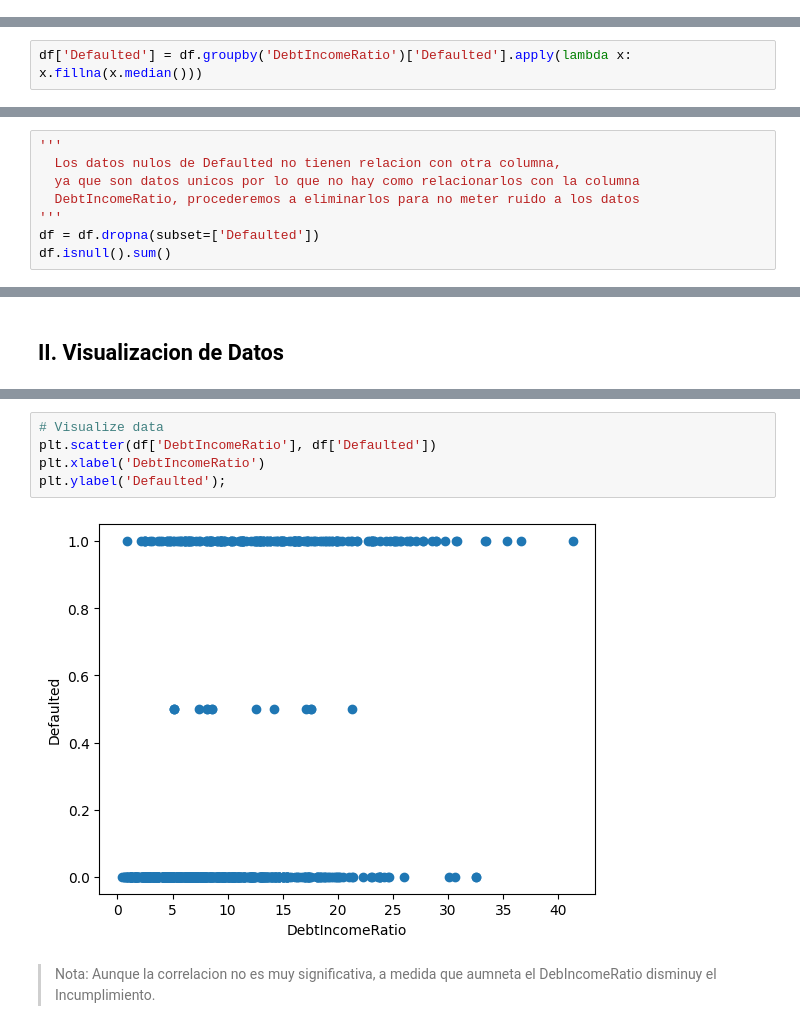
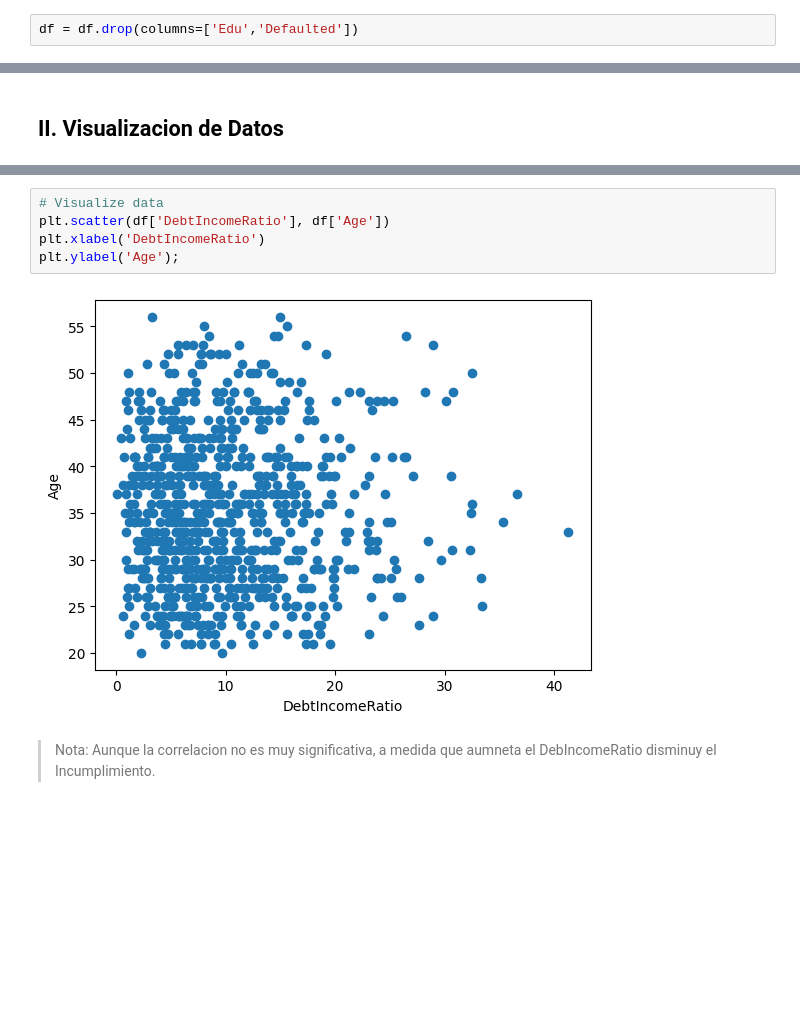
Before and after one commit to marce3-2140/Unsupervised-ML-Models, a Jupyter notebook: Customer_Segmentation_with_K_Means.ipynb, the cells around one changed output, grey strips where cells are left out. Cells and saved outputs as stored; diff of their text form; blank space fills up the shorter version.

```diff
--- a/Customer_Segmentation_with_K_Means.ipynb
+++ b/Customer_Segmentation_with_K_Means.ipynb
@@ -47,6 +53,8 @@ df.head()
 # %%
 df.drop('Unnamed: 0', axis = 1, inplace = True)
 df.set_index('Customer Id', inplace = True)
+# %%
+df = df.drop(columns=['Edu','Defaulted'])
 # %%
 df.head()
 # %% [output]
@@ -189,2 +139,0 @@ Nota: Aunque la correlacion no es muy significativa, a medida que aumneta el Deb
-# %%
-df['Defaulted'] = df.groupby('DebtIncomeRatio')['Defaulted'].apply(lambda x: x.fillna(x.median()))
@@ -244,8 +149,0 @@ df.loc[nulos,:].head(16)
-# %%
-'''
-  Los datos nulos de Defaulted no tienen relacion con otra columna,
-  ya que son datos unicos por lo que no hay como relacionarlos con la columna
-  DebtIncomeRatio, procederemos a eliminarlos para no meter ruido a los datos
-'''
-df = df.dropna(subset=['Defaulted'])
-df.isnull().sum()
@@ -291,10 +177,10 @@ px.scatter(df,y='Defaulted', title='Credit card default cases(1) and non-default
 # %%
 # Visualize data
-plt.scatter(df['DebtIncomeRatio'], df['Defaulted'])
+plt.scatter(df['DebtIncomeRatio'], df['Age'])
 plt.xlabel('DebtIncomeRatio')
-plt.ylabel('Defaulted');
+plt.ylabel('Age');
 # %% [output]
-[figure, old version]
+[figure, new version]
 # %% [markdown]
 > Nota: Aunque la correlacion no es muy significativa, a medida que aumneta el DebIncomeRatio disminuy el Incumplimiento.
 # %%
```
Also changed, not shown: parts of 37 cells of this notebook.
